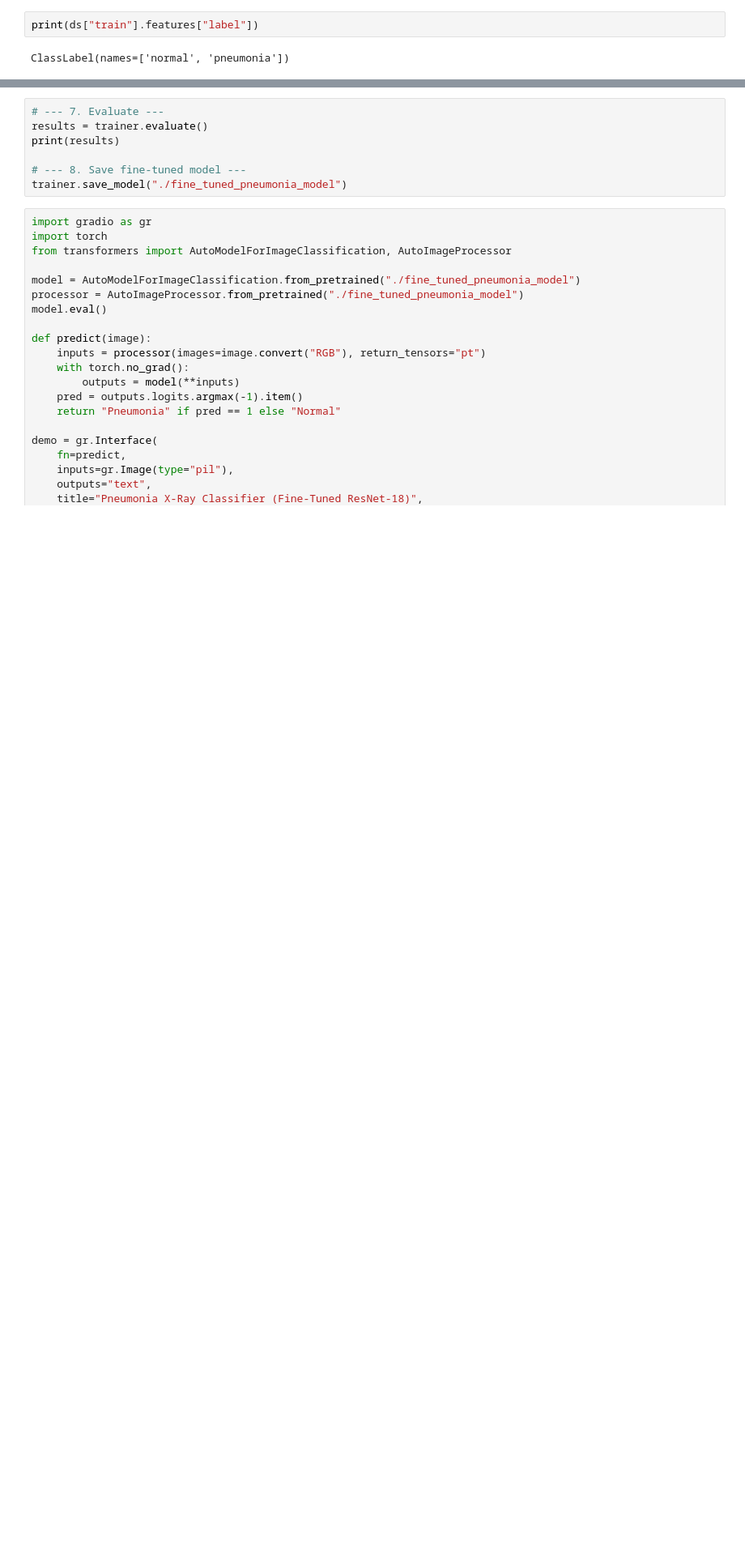
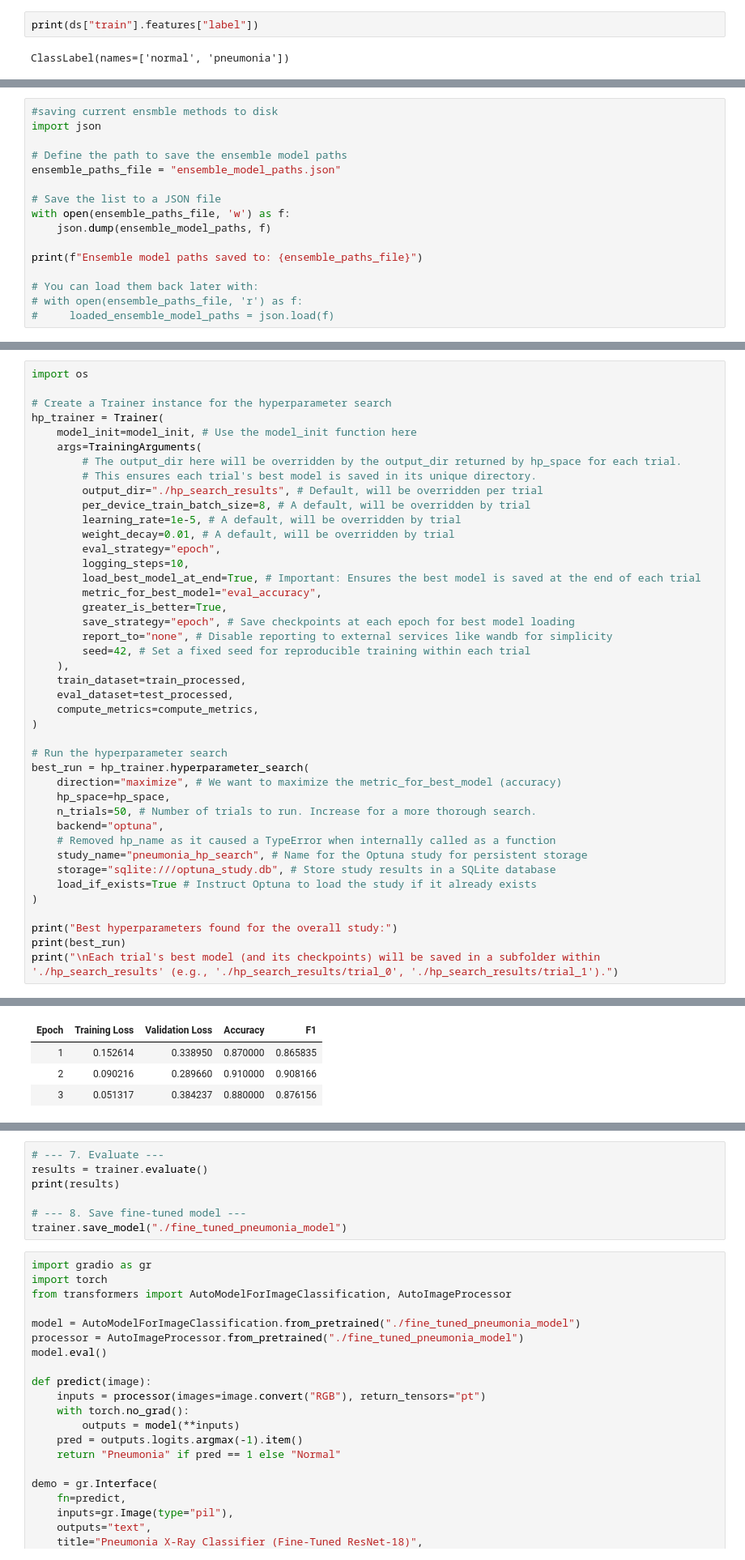
Before and after one commit to sophia-yang424/pneumonia_class, a Jupyter notebook: fine_tuning.ipynb, the cells around one changed output, grey strips where cells are left out. Shown at 81% size. Cells and saved outputs as stored; diff of their text form; blank space fills up the shorter version.

```diff
--- a/fine_tuning.ipynb
+++ b/fine_tuning.ipynb
@@ -133,0 +505,16 @@ trainer.train()
+# %%
+#saving current ensmble methods to disk
+import json
+
+# Define the path to save the ensemble model paths
+ensemble_paths_file = "ensemble_model_paths.json"
+
+# Save the list to a JSON file
+with open(ensemble_paths_file, 'w') as f:
+    json.dump(ensemble_model_paths, f)
+
+print(f"Ensemble model paths saved to: {ensemble_paths_file}")
+
+# You can load them back later with:
+# with open(ensemble_paths_file, 'r') as f:
+#     loaded_ensemble_model_paths = json.load(f)
@@ -133,0 +683,43 @@ trainer.train()
+# %%
+import os
+
+# Create a Trainer instance for the hyperparameter search
+hp_trainer = Trainer(
+    model_init=model_init, # Use the model_init function here
+    args=TrainingArguments(
+        # The output_dir here will be overridden by the output_dir returned by hp_space for each trial.
+        # This ensures each trial's best model is saved in its unique directory.
+        output_dir="./hp_search_results", # Default, will be overridden per trial
+        per_device_train_batch_size=8, # A default, will be overridden by trial
+        learning_rate=1e-5, # A default, will be overridden by trial
+        weight_decay=0.01, # A default, will be overridden by trial
+        eval_strategy="epoch",
+        logging_steps=10,
+        load_best_model_at_end=True, # Important: Ensures the best model is saved at the end of each trial
+        metric_for_best_model="eval_accuracy",
+        greater_is_better=True,
+        save_strategy="epoch", # Save checkpoints at each epoch for best model loading
+        report_to="none", # Disable reporting to external services like wandb for simplicity
+        seed=42, # Set a fixed seed for reproducible training within each trial
+    ),
+    train_dataset=train_processed,
+    eval_dataset=test_processed,
+    compute_metrics=compute_metrics,
+)
+
+# Run the hyperparameter search
+best_run = hp_trainer.hyperparameter_search(
+    direction="maximize", # We want to maximize the metric_for_best_model (accuracy)
+    hp_space=hp_space,
+    n_trials=50, # Number of trials to run. Increase for a more thorough search.
+    backend="optuna",
+    # Removed hp_name as it caused a TypeError when internally called as a function
+    study_name="pneumonia_hp_search", # Name for the Optuna study for persistent storage
+    storage="sqlite:///optuna_study.db", # Store study results in a SQLite database
+    load_if_exists=True # Instruct Optuna to load the study if it already exists
+)
+
+print("Best hyperparameters found for the overall study:")
+print(best_run)
+print("\nEach trial's best model (and its checkpoints) will be saved in a subfolder within './hp_search_results' (e.g., './hp_search_results/trial_0', './hp_search_results/trial_1').")
+# %% [output]
@@ -133,0 +762,4 @@ trainer.train()
+| Epoch | Training Loss | Validation Loss | Accuracy | F1 |
+| 1 | 0.152614 | 0.338950 | 0.870000 | 0.865835 |
+| 2 | 0.090216 | 0.289660 | 0.910000 | 0.908166 |
+| 3 | 0.051317 | 0.384237 | 0.880000 | 0.876156 |
```
Also changed, not shown: parts of 44 cells of this notebook.
